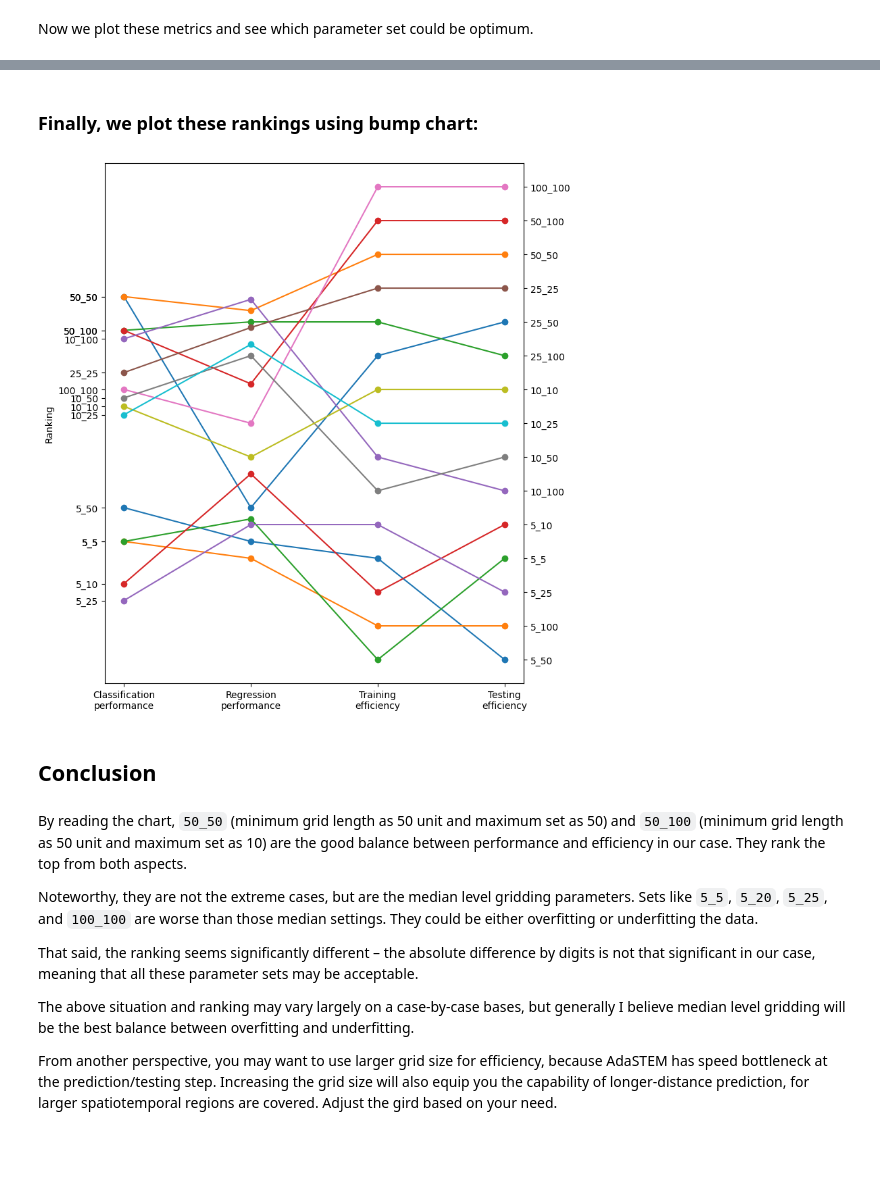
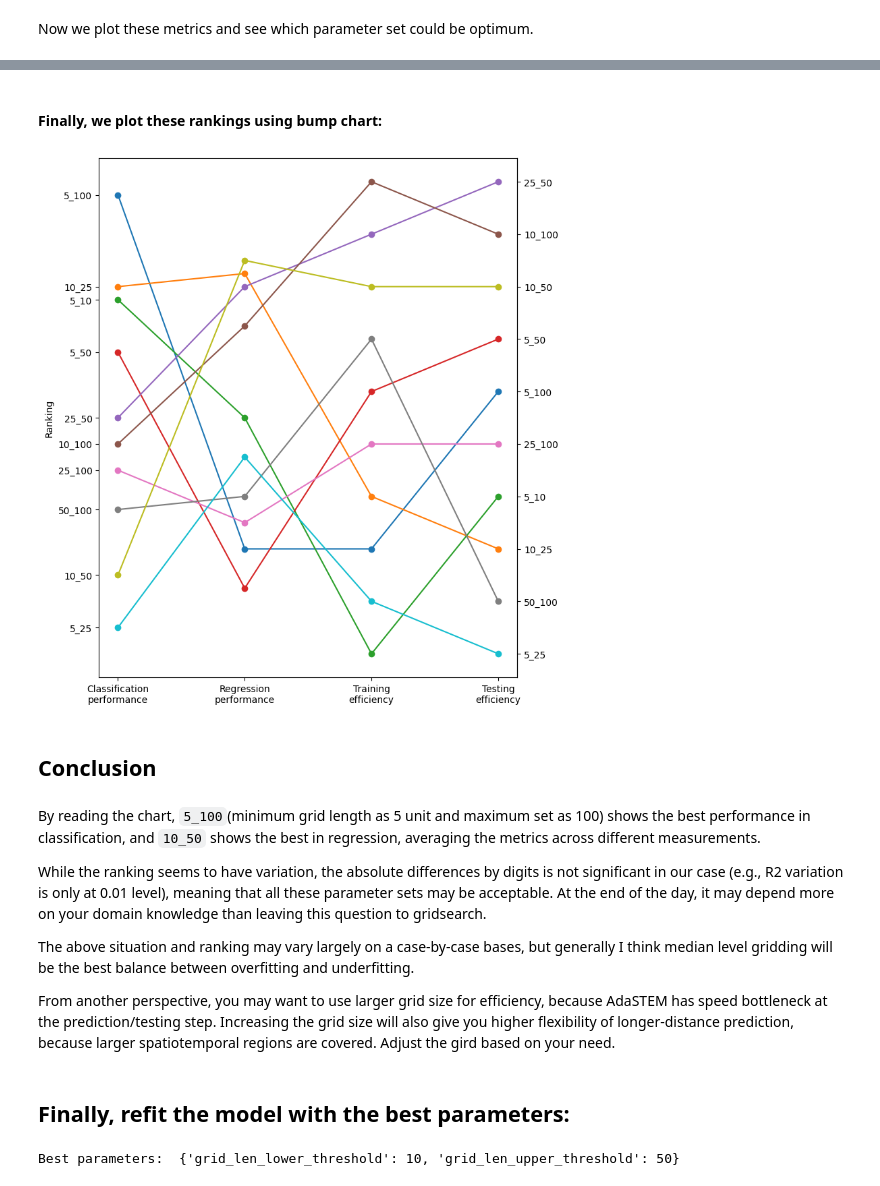
Before and after one commit to chenyangkang/stemflow, a Jupyter notebook: docs/Examples/07.Optimizing_stixel_size.ipynb, the cells around one changed output, grey strips where cells are left out. Cells and saved outputs as stored; diff of their text form; code cells hidden in the pictures; blank space fills up the shorter version.

Commit message:
update notebook 07.Optimizing_stixel_size.ipynb #47

```diff
--- a/docs/Examples/07.Optimizing_stixel_size.ipynb
+++ b/docs/Examples/07.Optimizing_stixel_size.ipynb
@@ -311,0 +316,4 @@ ranking_cls.sort_values(by='mean_ranking_cls')
+# %%
+classification_metrics = ['AUC', 'cohen_kappa', 'f1', 'average_precision']
+cv_results['mean_ranking_cls'] = cv_results[classification_metrics].mean(axis=1)
+cv_results.sort_values(by='mean_ranking_cls')
@@ -339,0 +334,4 @@ ranking_reg.sort_values(by='mean_ranking_reg')
+# %%
+regression_metrics = ['spearmanr','MSE','PD','R2']
+cv_results['mean_ranking_reg'] = cv_results[regression_metrics].mean(axis=1)
+cv_results.sort_values(by='mean_ranking_reg')
@@ -362,0 +352,3 @@ ranking_time.sort_values(by='prediction_time')
+# %%
+cv_results['mean_ranking_fit_time'] = cv_results['mean_fit_time'].rank()
+cv_results.sort_values(by='mean_ranking_fit_time')
@@ -362,0 +367,3 @@ ranking_time.sort_values(by='prediction_time')
+# %%
+cv_results['mean_ranking_score_time'] = cv_results['mean_score_time'].rank()
+cv_results.sort_values(by='mean_ranking_score_time')
@@ -363,29 +382,69 @@ ranking_time.sort_values(by='prediction_time')
 # %% [markdown]
-### Finally, we plot these rankings using bump chart:
+#### Finally, we plot these rankings using bump chart:
 # %%
 fig, ax = plt.subplots(figsize=(8, 10))
-to_plot = pd.concat([ranking_cls, ranking_reg, ranking_time], axis=1).sort_values(by='mean_ranking_cls')
+to_plot = pd.concat([
+    cv_results.set_index('min_max')[['mean_ranking_cls']],
+    cv_results.set_index('min_max')[['mean_ranking_reg']],
+    cv_results.set_index('min_max')[['mean_ranking_fit_time']],
+    cv_results.set_index('min_max')[['mean_ranking_score_time']]
+    ], axis=1).sort_values(by='mean_ranking_cls')
 for index, line in to_plot.iterrows():
-    ax.plot([1,2,3,4], [line['mean_ranking_cls'], line['mean_ranking_reg'], line['training_time'], line['prediction_time']], 'o-')
+    ax.plot([1,2,3,4], [line['mean_ranking_cls'], line['mean_ranking_reg'], line['mean_ranking_fit_time'], line['mean_ranking_score_time']], 'o-')
 
 ax.set_yticks(to_plot['mean_ranking_cls'], list(to_plot.index))
 yax2 = ax.secondary_yaxis("right")
-yax2.set_yticks(to_plot['prediction_time'], list(to_plot.index))
+yax2.set_yticks(to_plot['mean_ranking_score_time'], list(to_plot.index))
 ax.set_xticks([1,2,3,4], ['Classification\nperformance', 'Regression\nperformance', 'Training\nefficiency', 'Testing\nefficiency'])
 ax.set_ylabel('Ranking')
 ax.invert_yaxis()
 plt.show()
 # %% [output]
-[figure, old version]
+[figure, new version]
 # %% [markdown]
 ## Conclusion
 # %% [markdown]
-By reading the chart, `50_50` (minimum grid length as 50 unit and maximum set as 50) and `50_100` (minimum grid length as 50 unit and maximum set as 10) are the good balance between performance and efficiency in our case. They rank the top from both aspects.
+By reading the chart, `5_100`(minimum grid length as 5 unit and maximum set as 100) shows the best performance in classification, and `10_50` shows the best in regression, averaging the metrics across different measurements.
 
-Noteworthy, they are not the extreme cases, but are the median level gridding parameters. Sets like `5_5`, `5_20`, `5_25`, and `100_100` are worse than those median settings. They could be either overfitting or underfitting the data.
+While the ranking seems to have variation, the absolute differences by digits is not significant in our case (e.g., R2 variation is only at 0.01 level), meaning that all these parameter sets may be acceptable. At the end of the day, it may depend more on your domain knowledge than leaving this question to gridsearch.
 
-That said, the ranking seems significantly different – the absolute difference by digits is not that significant in our case, meaning that all these parameter sets may be acceptable.
+The above situation and ranking may vary largely on a case-by-case bases, but generally I think median level gridding will be the best balance between overfitting and underfitting.
 
-The above situation and ranking may vary largely on a case-by-case bases, but generally I believe median level gridding will be the best balance between overfitting and underfitting.
-
-From another perspective, you may want to use larger grid size for efficiency, because AdaSTEM has speed bottleneck at the prediction/testing step. Increasing the grid size will also equip you the capability of longer-distance prediction, for larger spatiotemporal regions are covered. Adjust the gird based on your need.
+From another perspective, you may want to use larger grid size for efficiency, because AdaSTEM has speed bottleneck at the prediction/testing step. Increasing the grid size will also give you higher flexibility of longer-distance prediction, because larger spatiotemporal regions are covered. Adjust the gird based on your need.
+# %% [markdown]
+## Finally, refit the model with the best parameters:
+# %%
+# Here we chose the best parameters for regression, although the difference is really not much.
+best_params = {
+    'grid_len_lower_threshold':cv_results.sort_values(by='mean_ranking_reg')['param_grid_len_lower_threshold'].iloc[0],
+    'grid_len_upper_threshold':cv_results.sort_values(by='mean_ranking_reg')['param_grid_len_upper_threshold'].iloc[0]
+}
+print('Best parameters: ',best_params)
+
+model = AdaSTEMRegressor(
+    base_model=Hurdle(
+        classifier=XGBClassifier(tree_method='hist',random_state=42, verbosity = 0, n_jobs=1),
+        regressor=XGBRegressor(tree_method='hist',random_state=42, verbosity = 0, n_jobs=1)
+    ),
+    save_gridding_plot = True,
+    ensemble_fold=10,
+    min_ensemble_required=7,
+    # grid_len_upper_threshold=max_grid, # This is a gridsearch target
+    # grid_len_lower_threshold=min_grid, # This is a gridsearch target
+    points_lower_threshold=50,
+    Spatio1='longitude',
+    Spatio2 = 'latitude',
+    Temporal1 = 'DOY',
+    use_temporal_to_train=True,
+    njobs=4
+)
+
+from stemflow.model_selection import ST_train_test_split
+
+X_train, X_test, y_train, y_test = ST_train_test_split(
+    X, y, Spatio_blocks_count=50, Temporal_blocks_count=50, random_state=42, test_size=0.3
+)
+model = model.set_params(**best_params)
+model = model.fit(X_train, y_train)
+# %% [output]
+Best parameters:  {'grid_len_lower_threshold': 10, 'grid_len_upper_threshold': 50}
```
Also changed, not shown: parts of 53 cells of this notebook.
